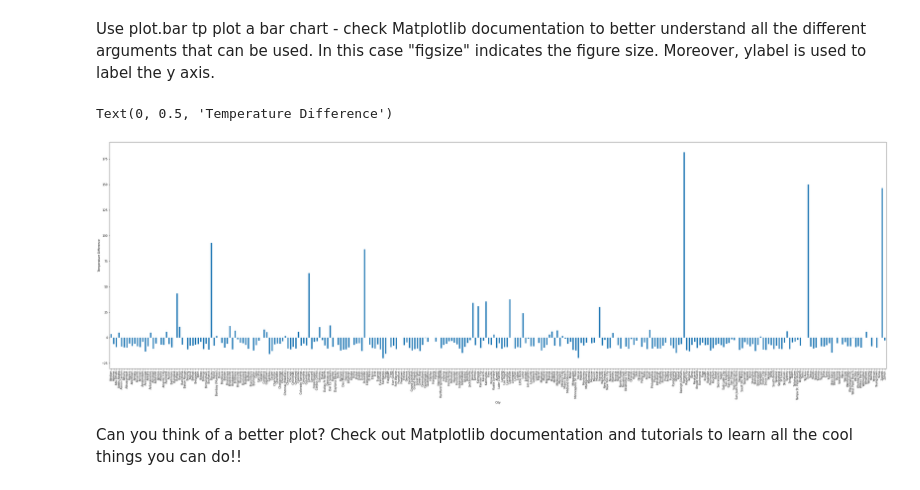
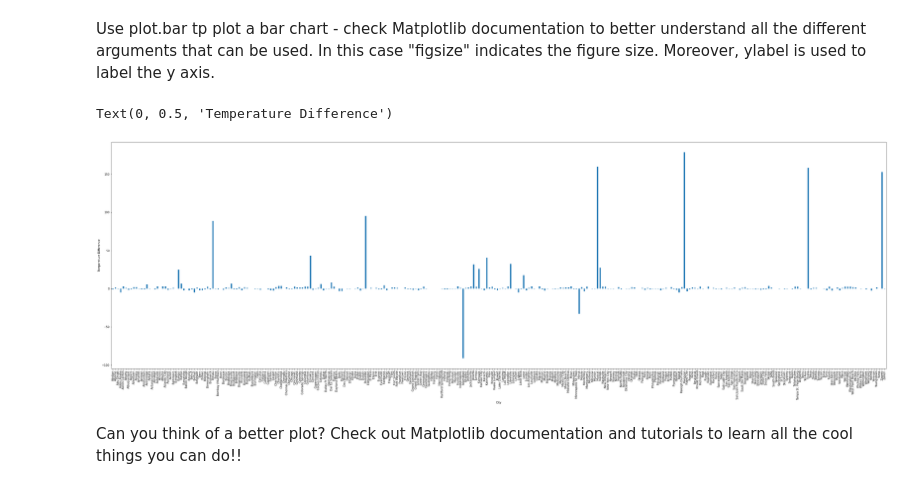
Before and after one commit to MatthewJWhittle/NCW2021, a Jupyter notebook: Introduction-Python.ipynb, the cells around one changed output. Drawn from its saved outputs; the diff is of its cells as text; code cells hidden in the pictures.

```diff
--- a/Introduction-Python.ipynb
+++ b/Introduction-Python.ipynb
@@ -119,10 +119,10 @@ Below we are setting the index as City so that when the two tables are combined
 # %%
 city_data_1995=city_data_1995.set_index(["City"])
-city_data_2020=city_data_2020.set_index(["City"])
+city_data_2019=city_data_2019.set_index(["City"])
 # %% [markdown]
 To create a blank data frame we use pd.DataFrame(). Let's see how to populate an empty dataframe using the city_data_1995 and city_data_1995 tables.
 # %%
-city_2020and1995_data = pd.DataFrame()
-city_2020and1995_data = city_data_1995
+city_2019and1995_data = pd.DataFrame()
+city_2019and1995_data = city_data_1995
 del city_data_1995['Year']
 # %% [markdown]
@@ -130,5 +130,5 @@ Below we are adding city_data_1995['AvgTemperature'] and city_data_2020['AvgTemp
 # %%
-city_2020and1995_data["AvgTemperature 2020"] = city_data_2020['AvgTemperature']
-city_2020and1995_data["AvgTemperature 1995"] = city_data_1995['AvgTemperature']
-del city_2020and1995_data['AvgTemperature']
+city_2019and1995_data["AvgTemperature 2019"] = city_data_2019['AvgTemperature']
+city_2019and1995_data["AvgTemperature 1995"] = city_data_1995['AvgTemperature']
+del city_2019and1995_data['AvgTemperature']
 # %% [markdown]
@@ -136,3 +136,3 @@ Lets create a new column that calculates the difference between "AvgTemperature
 # %%
-city_2020and1995_data["Difference"] = city_2020and1995_data["AvgTemperature 2020"] - city_2020and1995_data["AvgTemperature 1995"]
+city_2019and1995_data["Difference"] = city_2019and1995_data["AvgTemperature 2019"] - city_2019and1995_data["AvgTemperature 1995"]
 # %%
@@ -154,11 +154,11 @@ Python allows you to plot in many different ways - there are endless opportuniti
 # %% [markdown]
 Use plot.bar tp plot a bar chart - check Matplotlib documentation to better understand all the different arguments that can be used. In this case "figsize" indicates the figure size. Moreover, ylabel is used to label the y axis.
 # %%
-city_2020and1995_data["Difference"].plot.bar(figsize=(50,15))
+city_2019and1995_data["Difference"].plot.bar(figsize=(50,15))
 plt.ylabel('Temperature Difference')
 # %% [output]
 Text(0, 0.5, 'Temperature Difference')
-[figure, old version]
+[figure, new version]
 # %% [markdown]
 Can you think of a better plot? Check out Matplotlib documentation and tutorials to learn all the cool things you can do!!
 # %% [markdown]
```
Also changed, not shown: parts of 6 cells of this notebook.
